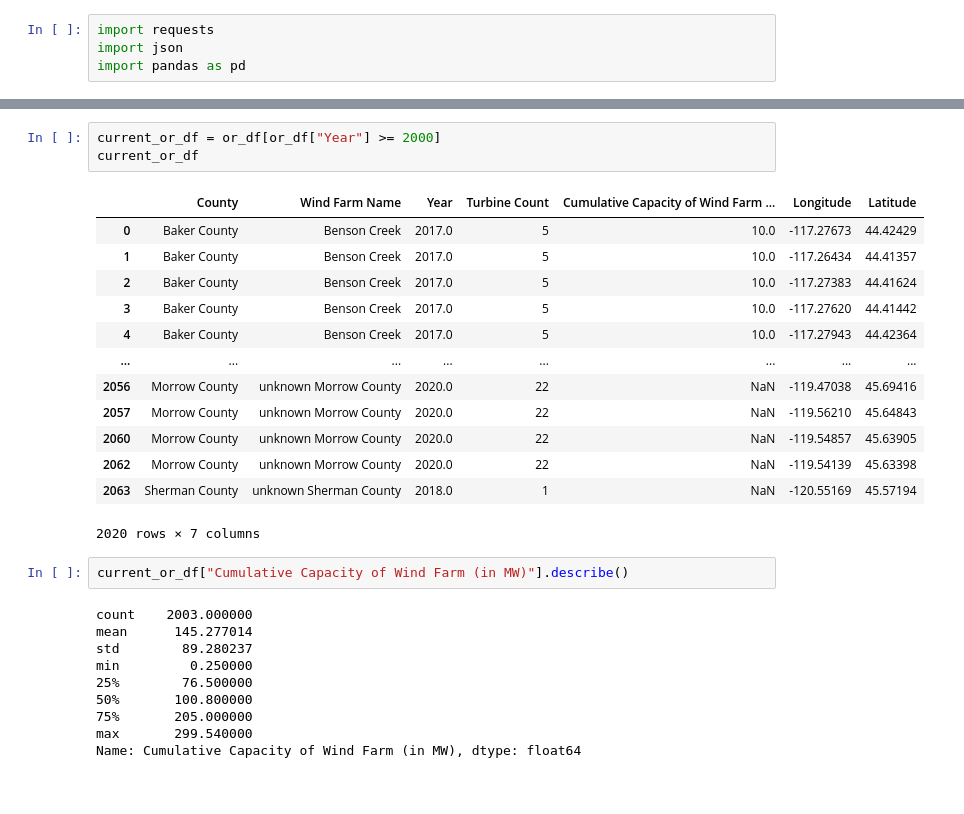
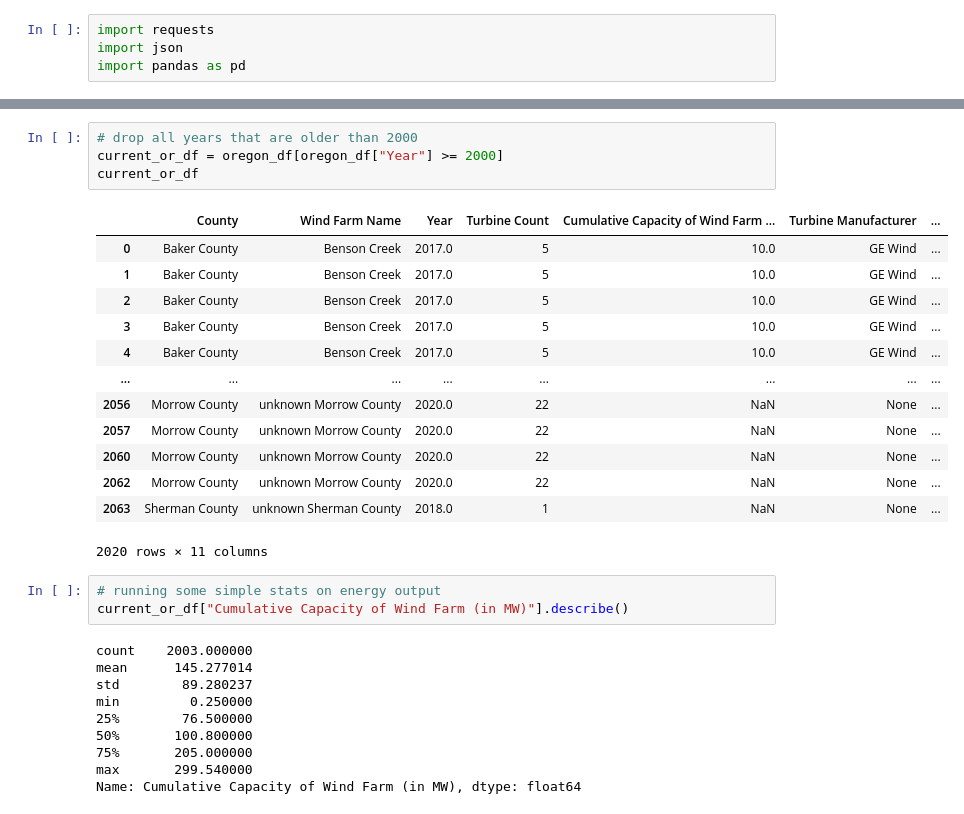
Before and after one commit to cjengleson/Project-1-Repo, a Jupyter notebook: Oregon Wind Farm Data/Oregon Wind Farms.ipynb, the cells around one changed output, grey strips where cells are left out. Saved outputs shown, nothing was run; the diff lists cells and outputs as text.

```diff
--- a/Oregon Wind Farm Data/Oregon Wind Farms.ipynb
+++ b/Oregon Wind Farm Data/Oregon Wind Farms.ipynb
@@ -147,21 +100,23 @@ or_df
-# %%
-current_or_df = or_df[or_df["Year"] >= 2000]
-current_or_df
-# %% [output]
-|  | County | Wind Farm Name | Year | Turbine Count | Cumulative Capacity of Wind Farm ... | Longitude | Latitude |
-| 0 | Baker County | Benson Creek | 2017.0 | 5 | 10.0 | -117.27673 | 44.42429 |
-| 1 | Baker County | Benson Creek | 2017.0 | 5 | 10.0 | -117.26434 | 44.41357 |
-| 2 | Baker County | Benson Creek | 2017.0 | 5 | 10.0 | -117.27383 | 44.41624 |
-| 3 | Baker County | Benson Creek | 2017.0 | 5 | 10.0 | -117.27620 | 44.41442 |
-| 4 | Baker County | Benson Creek | 2017.0 | 5 | 10.0 | -117.27943 | 44.42364 |
-| ... | ... | ... | ... | ... | ... | ... | ... |
-| 2056 | Morrow County | unknown Morrow County | 2020.0 | 22 | NaN | -119.47038 | 45.69416 |
-| 2057 | Morrow County | unknown Morrow County | 2020.0 | 22 | NaN | -119.56210 | 45.64843 |
-| 2060 | Morrow County | unknown Morrow County | 2020.0 | 22 | NaN | -119.54857 | 45.63905 |
-| 2062 | Morrow County | unknown Morrow County | 2020.0 | 22 | NaN | -119.54139 | 45.63398 |
-| 2063 | Sherman County | unknown Sherman County | 2018.0 | 1 | NaN | -120.55169 | 45.57194 |
-2020 rows × 7 columns
+# %%
+# drop all years that are older than 2000
+current_or_df = oregon_df[oregon_df["Year"] >= 2000]
+current_or_df
+# %% [output]
+|  | County | Wind Farm Name | Year | Turbine Count | Cumulative Capacity of Wind Farm ... | Turbine Manufacturer | ... |
+| 0 | Baker County | Benson Creek | 2017.0 | 5 | 10.0 | GE Wind | ... |
+| 1 | Baker County | Benson Creek | 2017.0 | 5 | 10.0 | GE Wind | ... |
+| 2 | Baker County | Benson Creek | 2017.0 | 5 | 10.0 | GE Wind | ... |
+| 3 | Baker County | Benson Creek | 2017.0 | 5 | 10.0 | GE Wind | ... |
+| 4 | Baker County | Benson Creek | 2017.0 | 5 | 10.0 | GE Wind | ... |
+| ... | ... | ... | ... | ... | ... | ... | ... |
+| 2056 | Morrow County | unknown Morrow County | 2020.0 | 22 | NaN | None | ... |
+| 2057 | Morrow County | unknown Morrow County | 2020.0 | 22 | NaN | None | ... |
+| 2060 | Morrow County | unknown Morrow County | 2020.0 | 22 | NaN | None | ... |
+| 2062 | Morrow County | unknown Morrow County | 2020.0 | 22 | NaN | None | ... |
+| 2063 | Sherman County | unknown Sherman County | 2018.0 | 1 | NaN | None | ... |
+2020 rows × 11 columns
 # %%
+# running some simple stats on energy output
 current_or_df["Cumulative Capacity of Wind Farm (in MW)"].describe()
 # %% [output]
 count    2003.000000
```
Also changed, not shown: parts of 15 cells of this notebook, 15 other files.
